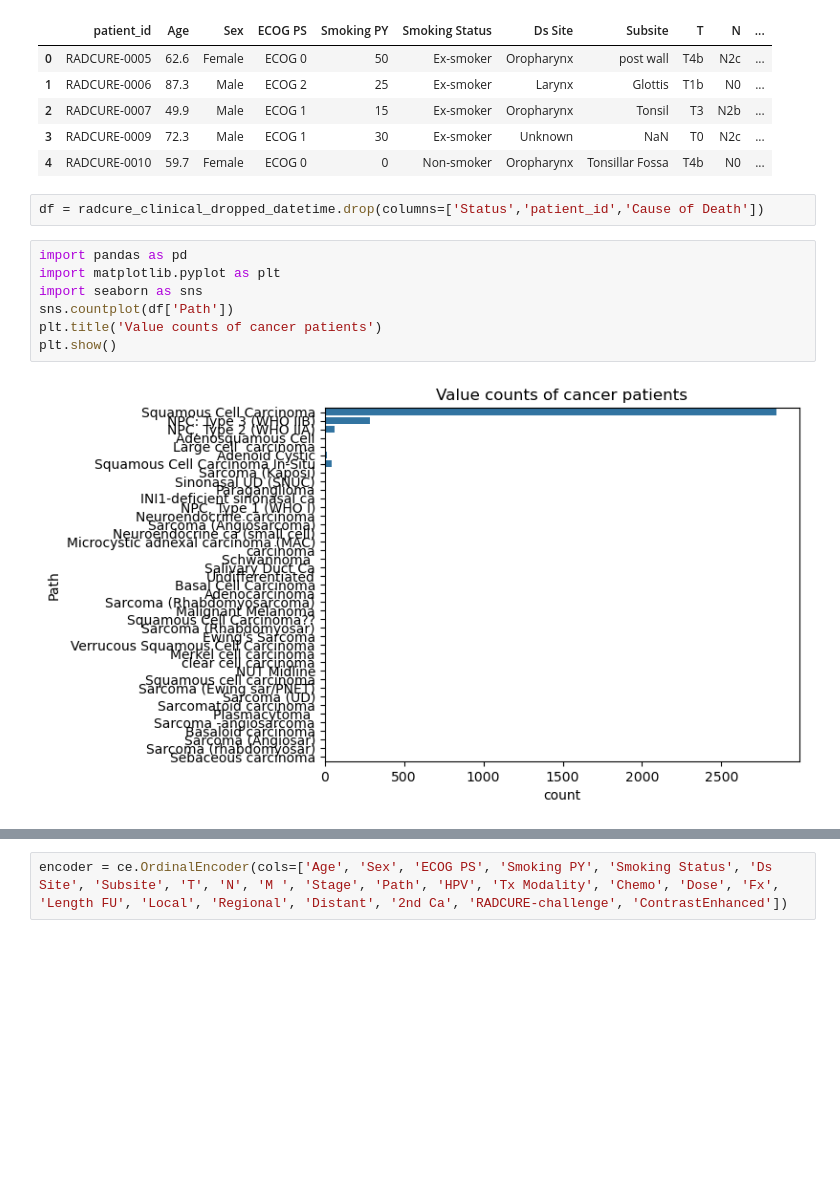
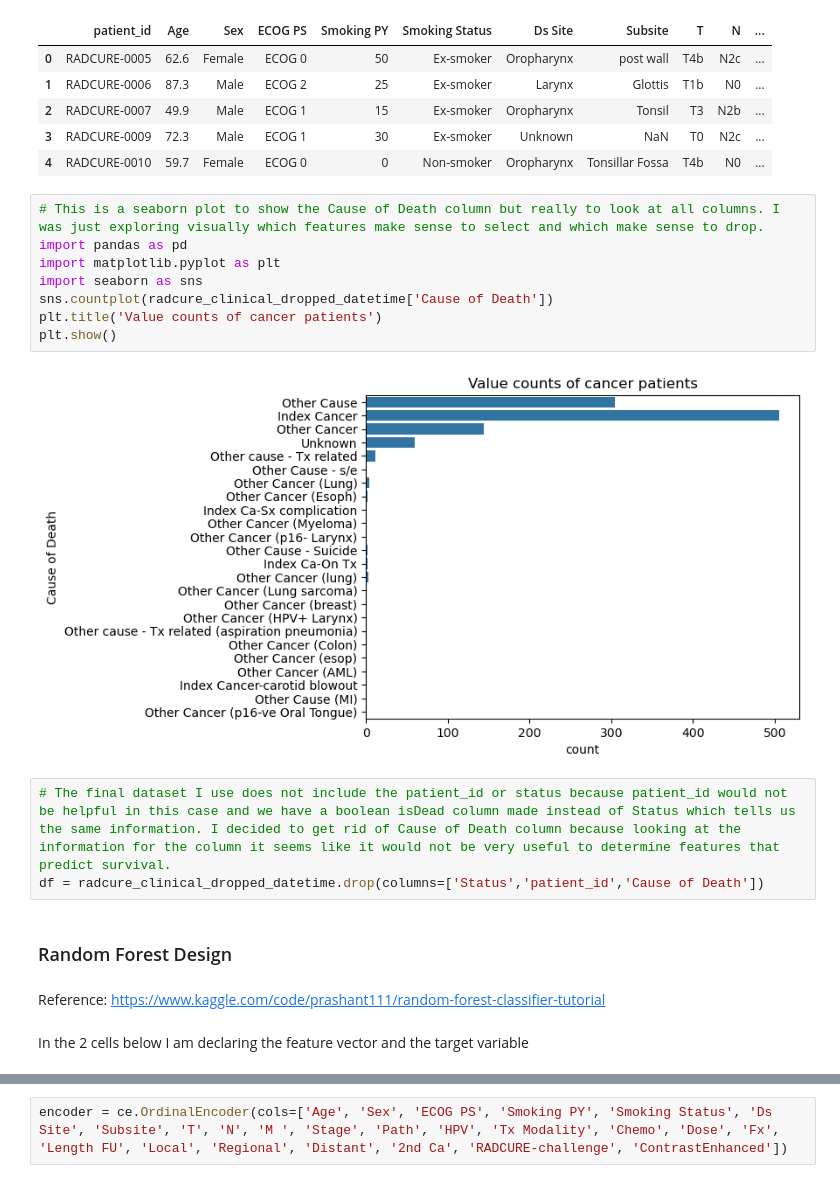
Before and after one commit to aleksandra-maciruta/BINF5507, a Jupyter notebook: Assignment_4/Scripts/main.ipynb, the cells around one changed output, grey strips where cells are left out. Cells and saved outputs as stored; diff of their text form; blank space fills up the shorter version.

```diff
--- a/Assignment_4/Scripts/main.ipynb
+++ b/Assignment_4/Scripts/main.ipynb
@@ -557,15 +568,24 @@ with pd.option_context("display.max_rows", None, "display.max_columns", None):
 | 2 | RADCURE-0007 | 49.9 | Male | ECOG 1 | 15 | Ex-smoker | Oropharynx | Tonsil | T3 | N2b | ... |
 | 3 | RADCURE-0009 | 72.3 | Male | ECOG 1 | 30 | Ex-smoker | Unknown | NaN | T0 | N2c | ... |
 | 4 | RADCURE-0010 | 59.7 | Female | ECOG 0 | 0 | Non-smoker | Oropharynx | Tonsillar Fossa | T4b | N0 | ... |
+# %%
+# This is a seaborn plot to show the Cause of Death column but really to look at all columns. I was just exploring visually which features make sense to select and which make sense to drop.
+import pandas as pd
+import matplotlib.pyplot as plt
+import seaborn as sns
+sns.countplot(radcure_clinical_dropped_datetime['Cause of Death'])
+plt.title('Value counts of cancer patients')
+plt.show()
+# %% [output]
+[figure, added]
 # %%
+# The final dataset I use does not include the patient_id or status because patient_id would not be helpful in this case and we have a boolean isDead column made instead of Status which tells us the same information. I decided to get rid of Cause of Death column because looking at the information for the column it seems like it would not be very useful to determine features that predict survival.
 df = radcure_clinical_dropped_datetime.drop(columns=['Status','patient_id','Cause of Death'])
-# %%
-import pandas as pd
-import matplotlib.pyplot as plt
-import seaborn as sns
-sns.countplot(df['Path'])
-plt.title('Value counts of cancer patients')
-plt.show()
-# %% [output]
-[figure, removed]
+# %% [markdown]
+### Random Forest Design
+# %% [markdown]
+Reference:
+https://www.kaggle.com/code/prashant111/random-forest-classifier-tutorial
+# %% [markdown]
+In the 2 cells below I am declaring the feature vector and the target variable
 # %%
```
Also changed, not shown: parts of 14 cells of this notebook.
